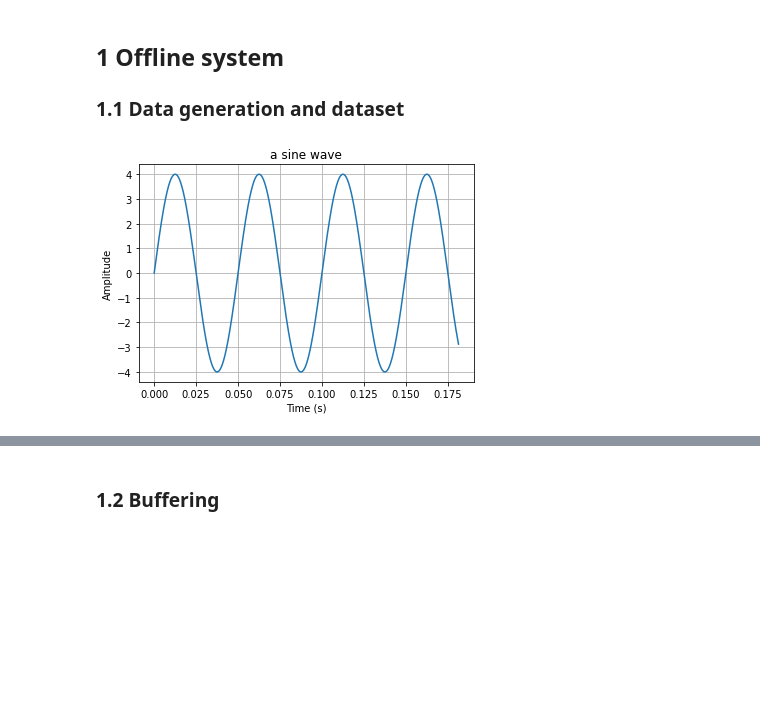
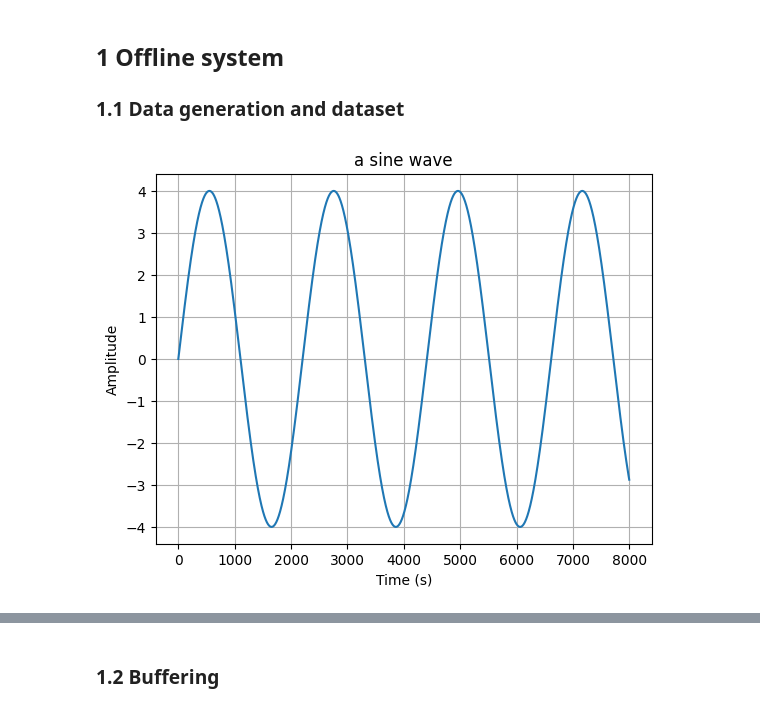
Before and after one commit to Grolash/signal_processing_project, a Jupyter notebook: SP - Project2022.ipynb, the cells around one changed output, grey strips where cells are left out. Drawn from its saved outputs; the diff is of its cells as text; code cells hidden in the pictures; blank space fills up the shorter version.

```diff
--- a/SP - Project2022.ipynb
+++ b/SP - Project2022.ipynb
@@ -6,33 +6,31 @@
 # %%
 import numpy as np
 import matplotlib.pyplot as plt
 
 
 def create_sine_wave(f, A, fs, N):
     n = np.arange(0, N)
     out = A * np.sin(2 * np.pi * f * n / fs)
     return out
 
 
 # call and test your function here #
 fs = 44100
 N = 8000
 freq = 20
 amplitude = 8 / 2  # 8 being the peak to peak amplitude
 sine_wave = create_sine_wave(freq, amplitude, fs, N)
-s = np.arange(0, N)
-#convertir s en secondes
-t = s/fs
+t = np.arange(0, N)
 
 plt.title("a sine wave")
 plt.plot(t, sine_wave)
 plt.xlabel("Time (s)")
 plt.ylabel("Amplitude")
 # plt.margins(x=0, y=0)s
 plt.grid()
 plt.show()
 # %% [output]
-[figure, old version]
+[figure, new version]
 # %%
 from glob import glob
 import scipy.io.wavfile as wf
```
Also changed, not shown: parts of 7 cells of this notebook.
